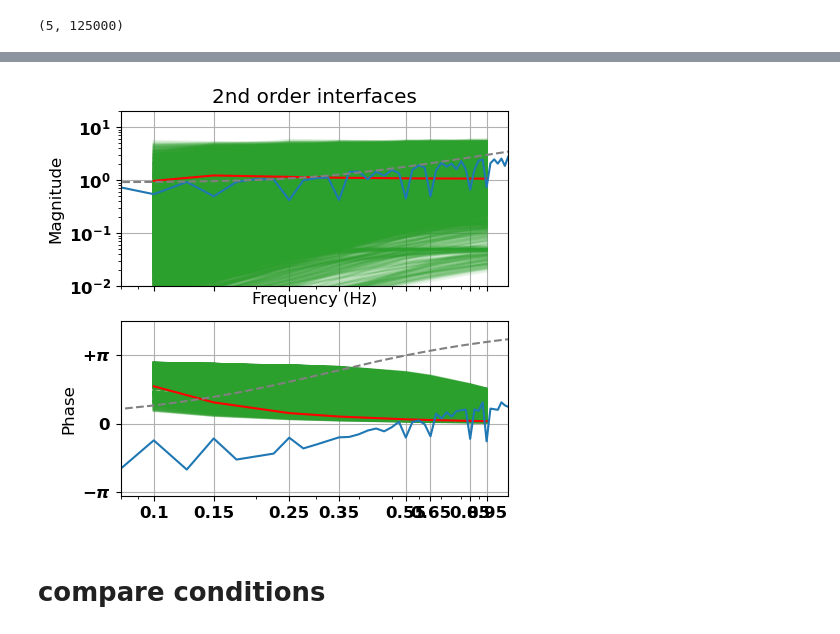
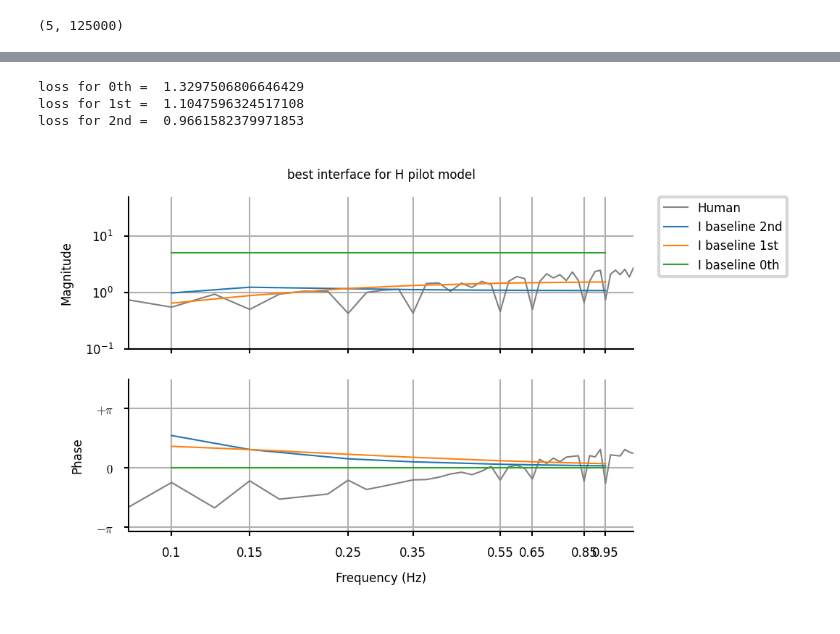
Before and after one commit to sburden-group/coadapt_dynamic_HMI, a Jupyter notebook: analysis/parameter_search.ipynb, the cells around one changed output, grey strips where cells are left out. Drawn from its saved outputs; the diff is of its cells as text; code cells hidden in the pictures.

```diff
--- a/analysis/parameter_search.ipynb
+++ b/analysis/parameter_search.ipynb
@@ -155,11 +160,17 @@ print(G_find_stable.shape) # all are stable!!
 # %% [output]
 (5, 125000)
 # %%
+# representations of Higher-Order System in discrete and continuous-time can lead to different DC gain (the discretization process may cause deviations in DC gain).
 # keep the G that makes DC gain >= 0 (when z = 1), so the game is not inverted
 DCgain = np.sum(G_find_stable[2:,:],axis=0) / (1 + np.sum(G_find_stable[:2,:],axis=0)) #numerator_value / denominator_value
-G_find = G_find_stable[:,DCgain>=0]
 
-second_order_Gs = G_find
+
+# this DCgain with np.sum can be slightly different with different python versions or computers (floating point), so I saved the one I used for this experiment as ()
+G_find_sum_saved = np.loadtxt('G_find_sum_2nd.txt')
+DCgain_saved = G_find_sum_saved / (1 + np.sum(G_find_stable[:2,:],axis=0))
+print(np.isclose(DCgain, DCgain_saved, atol=1e-10).all()) # check if the saved DC gain is close to the calculated one here (they have rounding differences very close to 0, though)
+
+second_order_Gs = G_find_stable[:,DCgain_saved>=0]
 print(second_order_Gs.shape)
-# for the paramters we used for the experiment, we have shape (5, 87038) using scipy=1.5.0 and numpy=1.18.5, but are discontinued versions.
+# for the paramters we used for the experiment, we have shape (5, 87038) using python=3.8.3 and numpy=1.18.5 on Windows x64, both are discontinued versions.
 # %% [output]
@@ -392,60 +271,47 @@ I_freq.shape
 # %%
-fig, axs = plt.subplots(2,1, figsize = (5,5),sharex = 'col', sharey = 'row')
+print('loss for 0th = ', losses_0th[idx_min0])
+print('loss for 1st = ', losses_1st[idx_min1])
+print('loss for 2nd = ', losses_2nd[idx_min2])
+print('\n')
+fig, axs = plt.subplots(2,1, figsize = (3,2),sharex = 'col', sharey = 'row',dpi = 300)
 ylimphase = (-np.pi-0.2,1.5*np.pi)
 yticksphase = [-np.pi,0.,np.pi]
 yticklabelsphase = [r'$-\pi$',r'$0$',r'$+\pi$']
 xlim = (0,21*base_freq)
 xticks = primes*0.05
 xticklabels =np.round(primes*0.05,2)
 
 ax = axs[0]
-# ax.plot(freqs, np.abs(I_freq_cont), '-',color = python_colors[2], label = 'I_cont')
-# ax.plot(freqs, np.abs(I_freq_cont_), '-',color = 'red', label = 'I_cont_')
-for i in range(second_order_Gs[:,::10].shape[1]):
-    ax.plot(freqs, np.abs(I_freq[:,i]), '-',color = python_colors[2], label = 'I', alpha = 0.1)
-# ax.plot(freqs, np.abs(H_c[IX]*I_freq[:,i]), '-',color = 'red', label = 'HI', alpha = 0.1)
-ax.plot(freqs, np.abs(G_star_freq2),color = 'red')
-ax.plot(xf, np.abs(H_c[:N//2]), color = python_colors[0],label = 'H (delayed)') # H when interface is 1 (passthough)
-# ax.fill_between(xf, np.abs(H_upper_gain_c[:N//2]), np.abs(H_lower_gain_c[:N//2]), color = python_colors[0], alpha = 0.5)
-ax.plot(xf, np.abs(1/M_c[:N//2]), '--',color = 'grey',label = r'$M^{-1}$')
+ax.plot(xf, np.abs(H_pilot[:N//2]), color = 'grey',label = 'Human') # H when interface is 1 (passthough)
+ax.plot(freqs, np.abs(G_star_freq2), color = python_colors[0], label = 'I baseline 2nd')
+ax.plot(freqs, np.abs(G_star_freq1), color = python_colors[1], label = 'I baseline 1st')
+ax.plot(freqs, np.abs(G_star_freq0), color = python_colors[2], label = 'I baseline 0th')
 ax.set_ylabel('Magnitude')
-ax.set_xlabel('Frequency (Hz)')
 ax.set_xlim(0.08,1.1)
-ax.set_ylim(0.01,20)
+ax.set_ylim(0.1,50)
 ax.set_xscale("log")
 ax.set_xticks(xticks)
 ax.set_xticklabels(xticklabels,rotation=45)
 ax.grid('on',zorder=-1)
 ax.set_yscale("log")
 
 
 ax = axs[1]
-# ax.plot(freqs, np.angle(I_freq_cont), color = python_colors[2], label = 'I')
-# ax.plot(freqs, np.angle(I_freq_cont_), color = 'red', label = 'I')
-for i in range(second_order_Gs[:,::10].shape[1]):
-    ax.plot(freqs, np.angle(I_freq[:,i]), '-',color = python_colors[2], label = 'I', alpha = 0.1)
-ax.plot(freqs, np.angle(G_star_freq2),color = 'red')
-ax.plot(xf, np.angle(H_c[:N//2]), color = python_colors[0], label = 'H (delayed)')
-# ax.fill_between(xf, np.angle(H_upper_tau_c[:N//2]), np.angle(H_lower_tau_c[:N//2]), color = python_colors[0], alpha = 0.5)
-M_angles = np.zeros((N//2)) # fix circular phase
-for i in range(N//2):
-    M_angle = np.angle(1/M_c[i])
-    if M_angle >= 0:
-        M_angles[i] = M_angle
-    else:
-        M_angles[i] = M_angle+2*np.pi
-ax.plot(xf, M_angles, '--',color = 'grey',label = r'$M^{-1}$')
-# fixed_circular = np.angle(np.exp(1j*np.angle(1/M_c[:N//2])+ np.pi/2)) -np.pi/2
-# ax.plot(xf, np.angle(1/M_c[:N//2]), '--',color = 'grey',label = r'$M^{-1}$')
+ax.plot(xf, np.angle(H_pilot[:N//2]), color = 'grey', label = 'Human')
+ax.plot(freqs, np.angle(G_star_freq2), color = python_colors[0], label = 'I baseline 2nd')
+ax.plot(freqs, np.angle(G_star_freq1), color = python_colors[1], label = 'I baseline 1st')
+ax.plot(freqs, np.angle(G_star_freq0), color = python_colors[2], label = 'I baseline 0th')
 ax.set_ylabel('Phase')
+ax.set_xlabel('Frequency (Hz)')
 ax.grid('on',zorder=-1)
 ax.set_ylim(ylimphase)
 ax.set_yticks(yticksphase)
 ax.set_yticklabels(yticklabelsphase)
-# axs[0].legend(bbox_to_anchor=(1.05, 1), loc='upper left', borderaxespad=0.)
-axs[0].set_title('2nd order interfaces')
+axs[0].legend(bbox_to_anchor=(1.05, 1), loc='upper left', borderaxespad=0.)
+axs[0].set_title('best interface for H pilot model')
 plt.show()
 # %% [output]
+loss for 0th =  1.3297506806646429
+loss for 1st =  1.1047596324517108
+loss for 2nd =  0.9661582379971853
-[figure, old version]
+[figure, new version]
-# %% [markdown]
-# compare conditions
```
Also changed, not shown: parts of 25 cells of this notebook, 15 other files.
